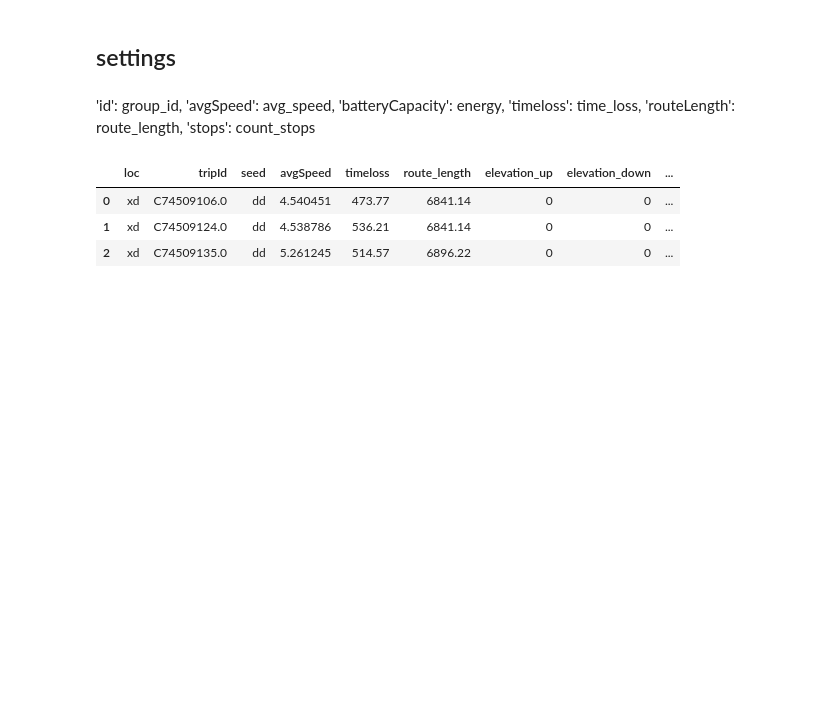
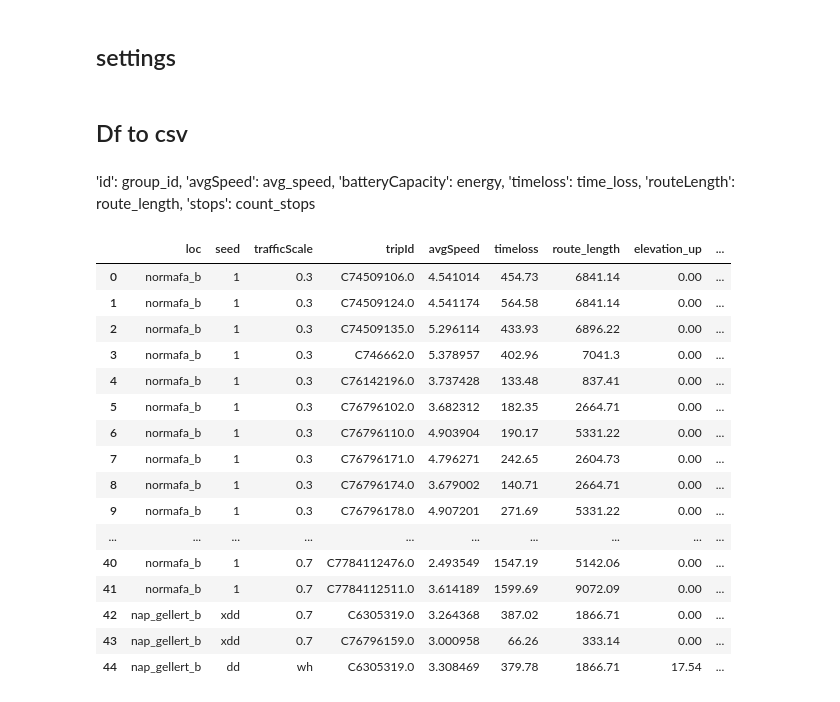
Before and after one commit to szannaa/bme_onlab, a Jupyter notebook: data/battery.ipynb, the cells around one changed output. Cells and saved outputs as stored; diff of their text form; code cells hidden in the pictures; blank space fills up the shorter version.

```diff
--- a/data/battery.ipynb
+++ b/data/battery.ipynb
@@ -128,6 +169,11 @@ list_of_dfs = [group_data for _, group_data in grouped_df]
 #C74509106 = list_of_dfs[0]
 #C74509124 = list_of_dfs[1]
 #C74509135 = list_of_dfs[2]
+# %%
+grouped_emission_df = emission_output_df.groupby('id')
+
+list_of_emission_dfs = [group_data for _, group_data in grouped_emission_df]
+#list_of_emission_dfs
 # %%
 
 results = []
@@ -142,6 +188,8 @@ for group_id, group_data in grouped_df:
     route = vehicles_pd.loc[vehicles_pd['id'] == group_id, 'route'].values[0]
     count_stops = stops_pd[stops_pd['id'] == route]['stops'].apply(len).sum()
 
+    z_up = calc_elevation_up(get_group_by_id(list_of_emission_dfs, group_id))
+    z_down = calc_elevation_down(get_group_by_id(list_of_emission_dfs, group_id))
 
     # Store the results in a dictionary
     group_result = {
@@ -150,7 +198,9 @@ for group_id, group_data in grouped_df:
         'battery': energy,
         'timeloss': time_loss,
         'routeLength': route_length,
-        'numOfStops': count_stops
+        'numOfStops': count_stops,
+        'up': z_up,
+        'down': z_down
     }
 
     # Append the dictionary to the results list
@@ -191,7 +242,7 @@ tableBattery.shape
 # %% [markdown]
 ## settings
 # %%
-locSetting = 'xd'
+locSetting = get_last_folder(base_folder)
 seedSetting = 'dd'
 trafficScaleSetting = 'wh'
 
@@ -203,6 +254,8 @@ trafficScaleSetting = 'wh'
 #eleupSetting =
 #eledownSetting =
 #emissionSetting = :)
+# %% [markdown]
+## Df to csv
 # %%
 for index, row in result_df.iterrows():
     row_data = {
@@ -212,8 +265,8 @@ for index, row in result_df.iterrows():
         'avgSpeed': row['avgSpeed'],
         'timeloss': row['timeloss'],
         'route_length': row['routeLength'],
-        'elevation_up': 0,
-        'elevation_down': 0,
+        'elevation_up': row['up'],
+        'elevation_down': row['down'],
         'trafficScale': trafficScaleSetting,
         'numOfStops': row['numOfStops'],
         'emission': row['battery']
@@ -232,9 +285,22 @@ for index, row in result_df.iterrows():
         'stops': count_stops
 # %%
 tableBattery
-#tableBattery.to_csv('batteryData.csv', index=False, sep=';')
+tableBattery.to_csv('batteryData.csv', index=False, sep=';')
 # %% [output]
-|  | loc | tripId | seed | avgSpeed | timeloss | route_length | elevation_up | elevation_down | ... |
-| 0 | xd | C74509106.0 | dd | 4.540451 | 473.77 | 6841.14 | 0 | 0 | ... |
-| 1 | xd | C74509124.0 | dd | 4.538786 | 536.21 | 6841.14 | 0 | 0 | ... |
-| 2 | xd | C74509135.0 | dd | 5.261245 | 514.57 | 6896.22 | 0 | 0 | ... |
+|  | loc | seed | trafficScale | tripId | avgSpeed | timeloss | route_length | elevation_up | ... |
+| 0 | normafa_b | 1 | 0.3 | C74509106.0 | 4.541014 | 454.73 | 6841.14 | 0.00 | ... |
+| 1 | normafa_b | 1 | 0.3 | C74509124.0 | 4.541174 | 564.58 | 6841.14 | 0.00 | ... |
+| 2 | normafa_b | 1 | 0.3 | C74509135.0 | 5.296114 | 433.93 | 6896.22 | 0.00 | ... |
+| 3 | normafa_b | 1 | 0.3 | C746662.0 | 5.378957 | 402.96 | 7041.3 | 0.00 | ... |
+| 4 | normafa_b | 1 | 0.3 | C76142196.0 | 3.737428 | 133.48 | 837.41 | 0.00 | ... |
+| 5 | normafa_b | 1 | 0.3 | C76796102.0 | 3.682312 | 182.35 | 2664.71 | 0.00 | ... |
+| 6 | normafa_b | 1 | 0.3 | C76796110.0 | 4.903904 | 190.17 | 5331.22 | 0.00 | ... |
+| 7 | normafa_b | 1 | 0.3 | C76796171.0 | 4.796271 | 242.65 | 2604.73 | 0.00 | ... |
+| 8 | normafa_b | 1 | 0.3 | C76796174.0 | 3.679002 | 140.71 | 2664.71 | 0.00 | ... |
+| 9 | normafa_b | 1 | 0.3 | C76796178.0 | 4.907201 | 271.69 | 5331.22 | 0.00 | ... |
+| ... | ... | ... | ... | ... | ... | ... | ... | ... | ... |
+| 40 | normafa_b | 1 | 0.7 | C7784112476.0 | 2.493549 | 1547.19 | 5142.06 | 0.00 | ... |
+| 41 | normafa_b | 1 | 0.7 | C7784112511.0 | 3.614189 | 1599.69 | 9072.09 | 0.00 | ... |
+| 42 | nap_gellert_b | xdd | 0.7 | C6305319.0 | 3.264368 | 387.02 | 1866.71 | 0.00 | ... |
+| 43 | nap_gellert_b | xdd | 0.7 | C76796159.0 | 3.000958 | 66.26 | 333.14 | 0.00 | ... |
+| 44 | nap_gellert_b | dd | wh | C6305319.0 | 3.308469 | 379.78 | 1866.71 | 17.54 | ... |
```
Also changed, not shown: parts of 20 cells of this notebook, 10 other files.
